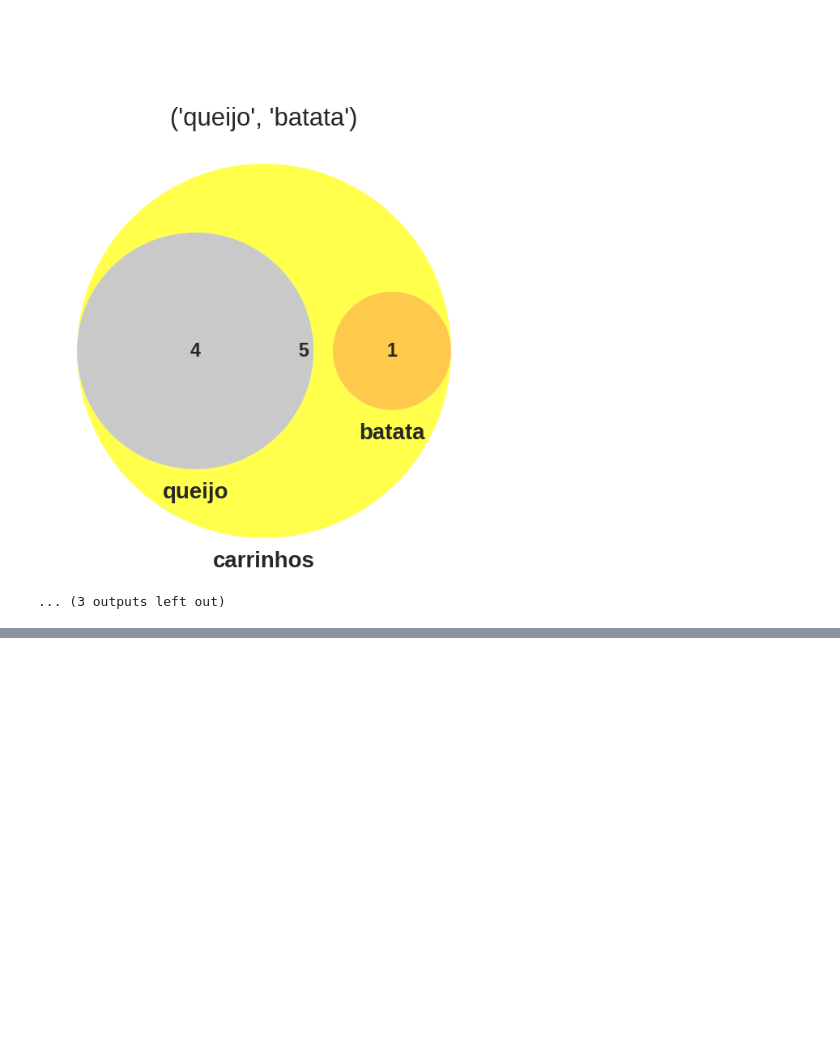
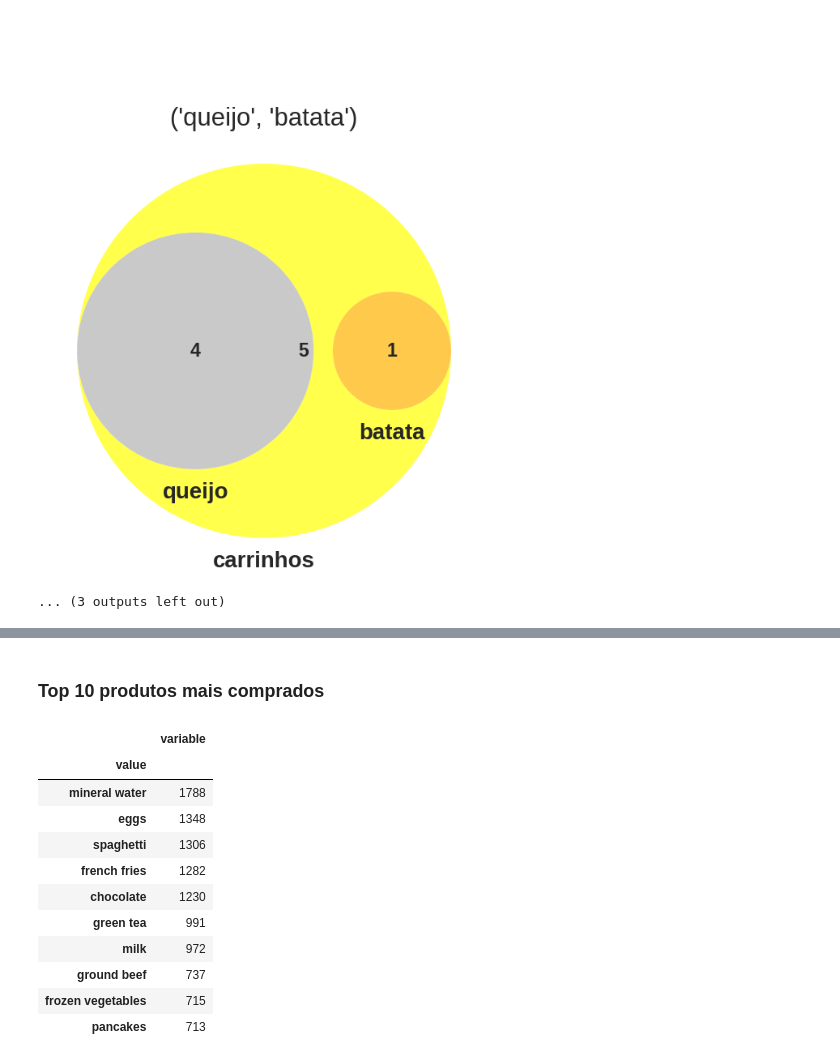
Before and after one commit to bruno-curta/fiap-live-class-mb-analysis, a Jupyter notebook: live_class_market_basket_analysis.ipynb, the cells around one changed output, grey strips where cells are left out. Drawn from its saved outputs; the diff is of its cells as text; code cells hidden in the pictures; blank space fills up the shorter version.

```diff
--- a/live_class_market_basket_analysis.ipynb
+++ b/live_class_market_basket_analysis.ipynb
@@ -614,0 +333,17 @@ len(resultados)
+# %% [markdown]
+### Top 10 produtos mais comprados
+# %%
+df.melt().groupby('value').count().sort_values('variable', ascending=False).head(10)
+# %% [output]
+|  | variable |
+| value |  |
+| mineral water | 1788 |
+| eggs | 1348 |
+| spaghetti | 1306 |
+| french fries | 1282 |
+| chocolate | 1230 |
+| green tea | 991 |
+| milk | 972 |
+| ground beef | 737 |
+| frozen vegetables | 715 |
+| pancakes | 713 |
```
Also changed, not shown: parts of 75 cells of this notebook.
